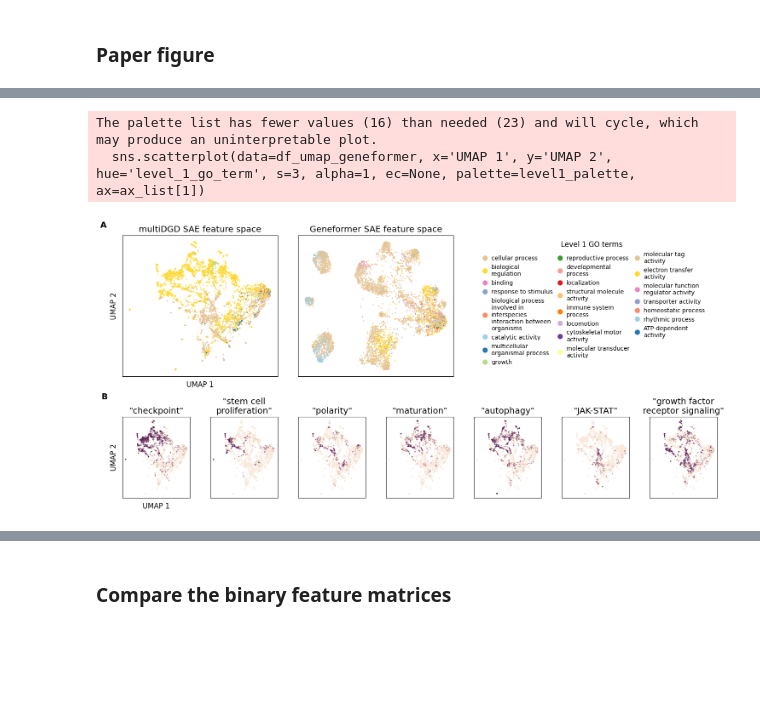
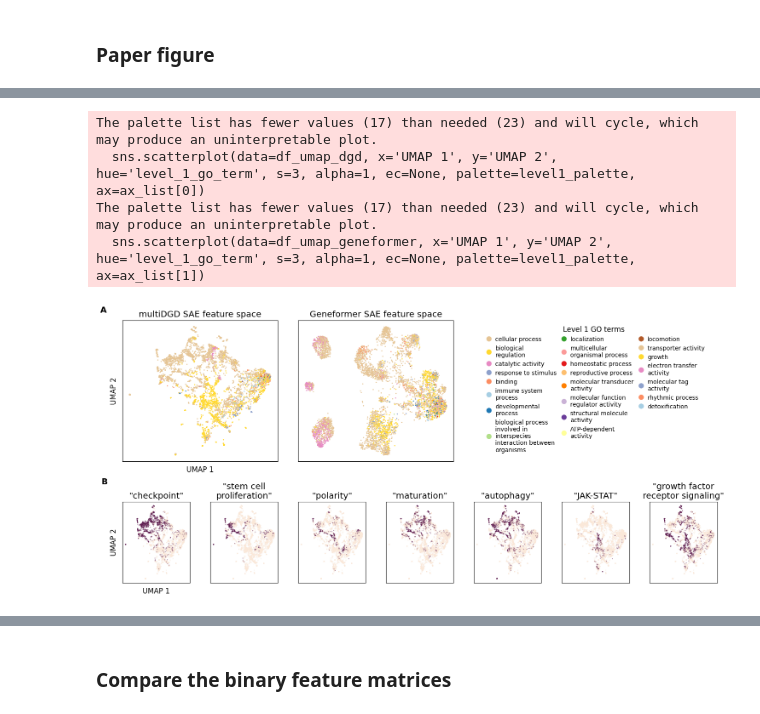
Before and after one commit to viktoriaschuster/interpreting_omics_models, a Jupyter notebook: 02_experiments/singlecell/compare_multiDGD_Geneformer_GO_terms.ipynb, the cells around one changed output, grey strips where cells are left out. Cells and saved outputs as stored; diff of their text form; code cells hidden in the pictures; blank space fills up the shorter version.

```diff
--- a/02_experiments/singlecell/compare_multiDGD_Geneformer_GO_terms.ipynb
+++ b/02_experiments/singlecell/compare_multiDGD_Geneformer_GO_terms.ipynb
@@ -149,6 +150,23 @@ df_umap_geneformer = pd.DataFrame(embedding, columns=['UMAP 1', 'UMAP 2'])
 df_umap_geneformer['feature'] = mtrx_feature_ids_geneformer.numpy()
 # %%
 # create a nice grid plot with 6 columns and 4 rows
+
+level_1_mtrx_terms = []
+for feat in mtrx_feature_ids_dgd:
+    feat = feat.item()
+    temp_go_term = go_df_dgd[go_df_dgd['feature'] == feat]['parent_go_name_level1'].value_counts().index[0]
+    level_1_mtrx_terms.append(temp_go_term)
+df_umap_dgd['level_1_go_term'] = level_1_mtrx_terms
+
+level_1_mtrx_terms = []
+for feat in mtrx_feature_ids_geneformer:
+    feat = feat.item()
+    temp_go_term = go_df_geneformer[go_df_geneformer['feature'] == feat]['parent_go_name_level1'].value_counts().index[0]
+    level_1_mtrx_terms.append(temp_go_term)
+df_umap_geneformer['level_1_go_term'] = level_1_mtrx_terms
+
+df_level1_go_terms = pd.concat([df_umap_dgd[['level_1_go_term']], df_umap_geneformer[['level_1_go_term']]], axis=0, ignore_index=True)
+unique_level_1_terms = df_level1_go_terms['level_1_go_term'].value_counts().index.tolist()
 
 plt.rcParams.update({'font.size': 12})
 n_cols = 7
@@ -167,18 +185,12 @@ ax_list = []
 # next plot a umap colored by level1 go term
 ax_list.append(plt.subplot(gs[0:3, 0:2]))
 ax_list[0].text(-0.1, 1.1, 'A', transform=ax_list[0].transAxes, fontsize=14, fontweight='bold', va='top', ha='right')
-# color each feature by its most prevalent level 1 go term
-level_1_mtrx_terms = []
-for feat in mtrx_feature_ids_dgd:
-    feat = feat.item()
-    temp_go_term = go_df_dgd[go_df_dgd['feature'] == feat]['parent_go_name_level1'].value_counts().index[0]
-    level_1_mtrx_terms.append(temp_go_term)
-df_umap_dgd['level_1_go_term'] = level_1_mtrx_terms
+df_umap_dgd['level_1_go_term'] = pd.Categorical(df_umap_dgd['level_1_go_term'], categories=unique_level_1_terms, ordered=True)
 level1_paletteb = sns.color_palette('Paired')
 level1_palettea = sns.color_palette('Set2_r')
 level1_palettea = level1_palettea[:2] + level1_palettea[3:]
 level1_palette = level1_palettea + level1_paletteb
-level1_palette = level1_palette[:len(df_umap_dgd['level_1_go_term'].unique())]
+level1_palette = level1_palette[:len(unique_level_1_terms)]
 sns.scatterplot(data=df_umap_dgd, x='UMAP 1', y='UMAP 2', hue='level_1_go_term', s=3, alpha=1, ec=None, palette=level1_palette, ax=ax_list[0])
 ax_list[0].set_xticks([])
 ax_list[0].set_yticks([])
@@ -190,12 +202,7 @@ ax_list[0].legend().remove()
 
 
 ax_list.append(plt.subplot(gs[0:3, 2:4]))
-level_1_mtrx_terms = []
-for feat in mtrx_feature_ids_geneformer:
-    feat = feat.item()
-    temp_go_term = go_df_geneformer[go_df_geneformer['feature'] == feat]['parent_go_name_level1'].value_counts().index[0]
-    level_1_mtrx_terms.append(temp_go_term)
-df_umap_geneformer['level_1_go_term'] = level_1_mtrx_terms
+df_umap_geneformer['level_1_go_term'] = pd.Categorical(df_umap_geneformer['level_1_go_term'], categories=unique_level_1_terms, ordered=True)
 sns.scatterplot(data=df_umap_geneformer, x='UMAP 1', y='UMAP 2', hue='level_1_go_term', s=3, alpha=1, ec=None, palette=level1_palette, ax=ax_list[1])
 ax_list[1].set_xticks([])
 ax_list[1].set_yticks([])
@@ -215,35 +222,37 @@ binary_colors = [binary_colors[0], binary_colors[75]]
 probing_snippets = ['checkpoint', 'stem cell proliferation', 'polarity', 'maturation', 'autophagy', 'JAK-STAT', 'growth factor receptor signaling']
 for i, term_snippet in enumerate(probing_snippets):
     ax_list.append(plt.subplot(gs[3:, i]))
     if i == 0:
         ax_list[-1].text(-0.22, 1.3, 'B', transform=ax_list[-1].transAxes, fontsize=14, fontweight='bold', va='top', ha='right')
     test_go_terms = np.asarray([1 if term_snippet in x else 0 for x in mtrx_go_names_dgd]).astype(bool)
     test_counts = go_feature_matrix_dgd[test_go_terms,:].clone().sum(dim=0).int()
     test_counts = (test_counts > 0).float()
     df_temp = df_umap_dgd.copy()
     df_temp[term_snippet] = test_counts.numpy()
     # sort the dataframe by the term snippet
     df_temp = df_temp.sort_values(by=term_snippet, ascending=True)
     sns.scatterplot(data=df_temp, x='UMAP 1', y='UMAP 2', hue=term_snippet, s=2, alpha=0.5, ec=None, palette=binary_colors, ax=ax_list[-1])
     ax_list[-1].set_xticks([])
     ax_list[-1].set_yticks([])
     if i == 0:
         ax_list[-1].set_ylabel('UMAP 2')
         ax_list[-1].set_xlabel('UMAP 1')
     else:
         ax_list[-1].set_ylabel('')
         ax_list[-1].set_xlabel('')
     ax_list[-1].set_title('"{}"'.format(textwrap.fill(term_snippet, 20)))
     # remove the legend
     ax_list[-1].legend().remove()
 
 # save as a pdf
 plt.savefig('../../03_results/figures/sc_automatic_feature_analysis_3.png', bbox_inches='tight', dpi=300)
 plt.show()
 # %% [output]
-The palette list has fewer values (16) than needed (23) and will cycle, which may produce an uninterpretable plot.
+The palette list has fewer values (17) than needed (23) and will cycle, which may produce an uninterpretable plot.
+  sns.scatterplot(data=df_umap_dgd, x='UMAP 1', y='UMAP 2', hue='level_1_go_term', s=3, alpha=1, ec=None, palette=level1_palette, ax=ax_list[0])
+The palette list has fewer values (17) than needed (23) and will cycle, which may produce an uninterpretable plot.
   sns.scatterplot(data=df_umap_geneformer, x='UMAP 1', y='UMAP 2', hue='level_1_go_term', s=3, alpha=1, ec=None, palette=level1_palette, ax=ax_list[1])
-[figure, old version]
+[figure, new version]
 # %%
 # plot the counts per go name of dgd against the counts per go name of geneformer
 go_counts_dgd = go_df_dgd.value_counts('go_name').reset_index()
```
Also changed, not shown: parts of 5 cells of this notebook, 10 other files.
